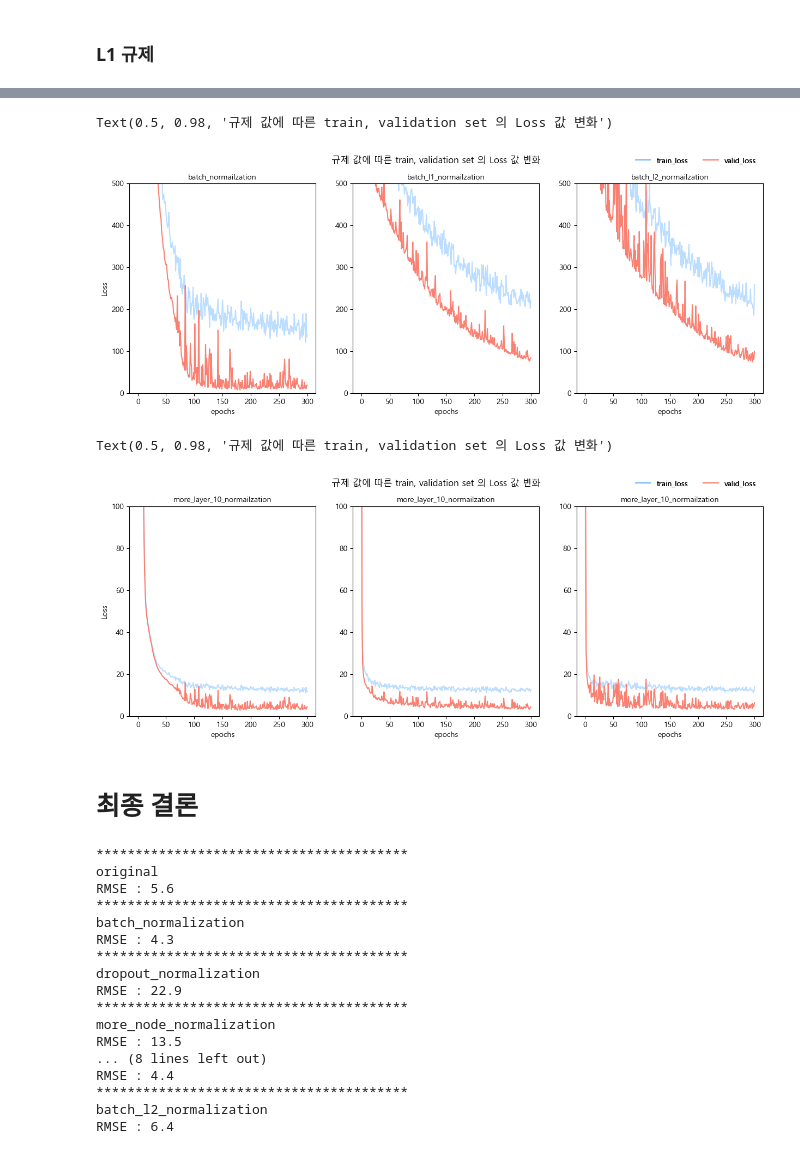
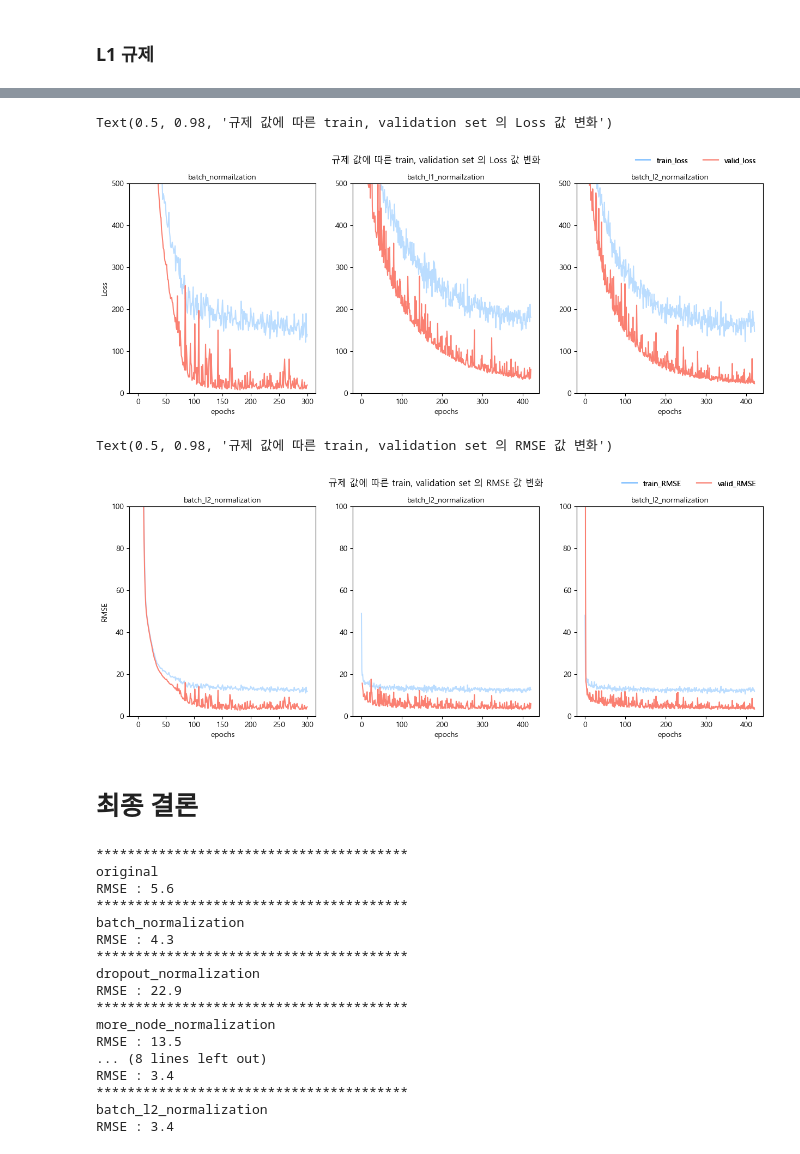
Before and after one commit to yonghyeun/Deep-learning, a Jupyter notebook: 3. 배치 정규화, 드롭아웃, 규제에 따른 RMSE 변화.ipynb, the cells around one changed output, grey strips where cells are left out. Drawn from its saved outputs; the diff is of its cells as text; code cells hidden in the pictures.

Commit message:
3. 배치 정규화, 드롭아웃, 규제에 따른 Loss, RMSE 변화

```diff
--- a/3. 배치 정규화, 드롭아웃, 규제에 따른 RMSE 변화.ipynb
+++ b/3. 배치 정규화, 드롭아웃, 규제에 따른 RMSE 변화.ipynb
@@ -819,7 +822,7 @@ for i in range(len(weights)):
 model.set_weights(weights)
 
 history = model.fit(x_train,y_train,
-                    epochs = 301,
+                    epochs = 421,
                     validation_data = (x_valid,y_valid),
                     verbose = 0,
                     callbacks=[LossMSECallback()])
@@ -874,7 +877,7 @@ for i in range(len(weights)):
 model.set_weights(weights)
 
 history = model.fit(x_train,y_train,
-                    epochs = 301,
+                    epochs = 421,
                     validation_data = (x_valid,y_valid),
                     verbose = 0,
                     callbacks=[LossMSECallback()])
@@ -975,11 +978,10 @@ for i,var in enumerate(bathcs):
 
     print()
 
-
 fig.suptitle('규제 값에 따른 train, validation set 의 Loss 값 변화')
 # %% [output]
 Text(0.5, 0.98, '규제 값에 따른 train, validation set 의 Loss 값 변화')
-[figure, old version]
+[figure, new version]
 # %%
 bathcs = ['batch_normailzation','batch_l1_normailzation', 'batch_l2_normailzation']
 
@@ -993,38 +995,38 @@ for i,var in enumerate(bathcs):
 
     ax[i].plot(range(len(batch_df)),
                 batch_df['root_mean_squared_error'],
                 c = 'dodgerblue',
                 alpha = 0.3,
                 label = 'train_rmse')
 
 
     ax[i].plot(range(len(batch_df)),
                 batch_df['val_root_mean_squared_error'],
                 c = 'salmon',
                 label = 'valid_rmse')
 
     ax[i].set_title(name,
                     fontsize = 10)
     ax[i].ticklabel_format(style = 'plain')
     ax[i].set_ylim([0,100])
     ax[i].set_xlabel('epochs')
 
 
-    ax[0].set_ylabel('Loss')
+    ax[0].set_ylabel('RMSE')
 
-    fig.legend(['train_loss','valid_loss'],
+    fig.legend(['train_RMSE','valid_RMSE'],
                 loc = 'upper right',
                 bbox_to_anchor = (0.9,1),
                 ncol = 2,
                 frameon = False)
 
     print()
 
 
-fig.suptitle('규제 값에 따른 train, validation set 의 Loss 값 변화')
+fig.suptitle('규제 값에 따른 train, validation set 의 RMSE 값 변화')
 # %% [output]
-Text(0.5, 0.98, '규제 값에 따른 train, validation set 의 Loss 값 변화')
+Text(0.5, 0.98, '규제 값에 따른 train, validation set 의 RMSE 값 변화')
-[figure, old version]
+[figure, new version]
 # %% [markdown]
 # 최종 결론
 # %%
@@ -1050,7 +1052,7 @@ RMSE : 22.9
 more_node_normalization
 RMSE : 13.5
 ... (8 lines left out)
-RMSE : 4.4
+RMSE : 3.4
 ****************************************
 batch_l2_normalization
-RMSE : 6.4
+RMSE : 3.4
```
Also changed, not shown: parts of 4 cells of this notebook.
